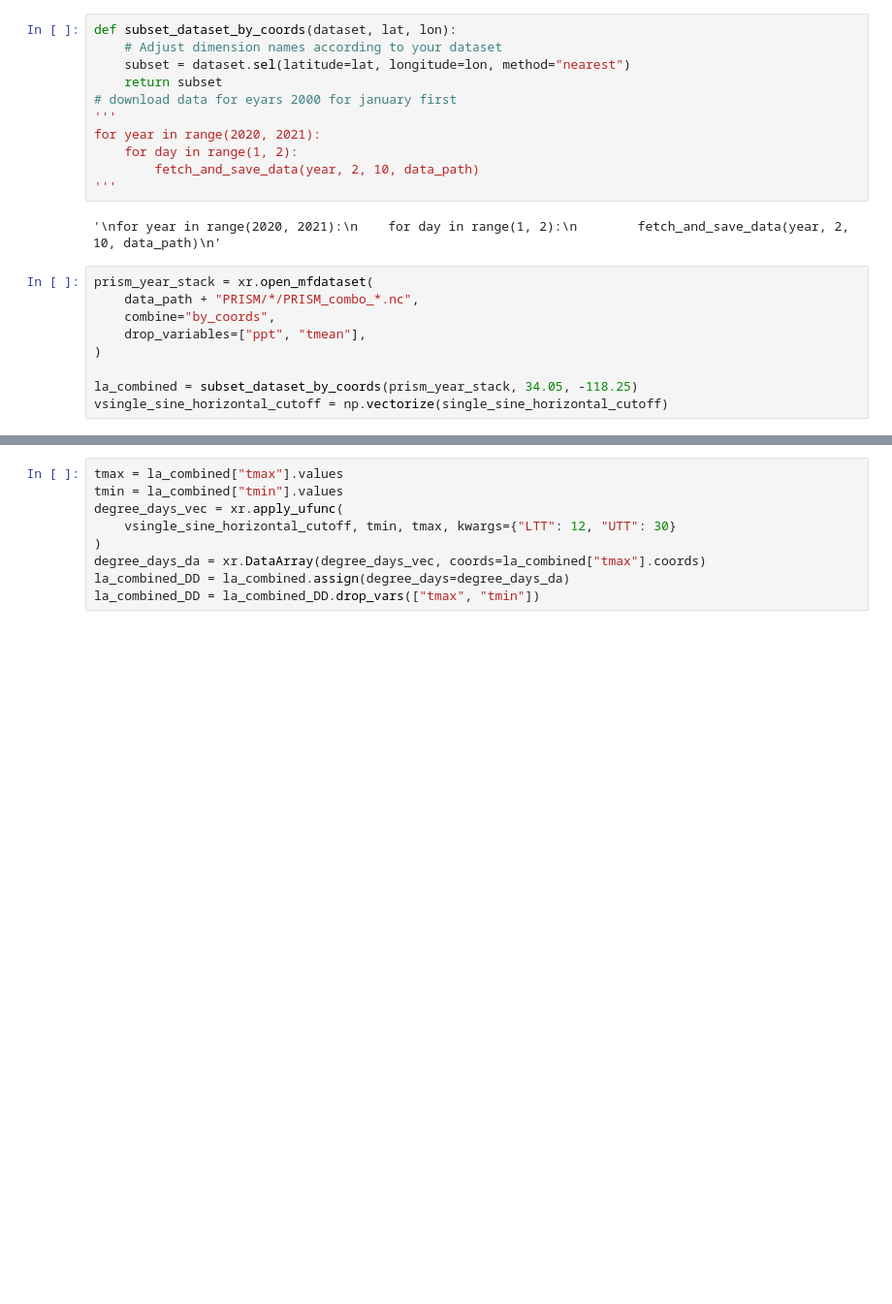
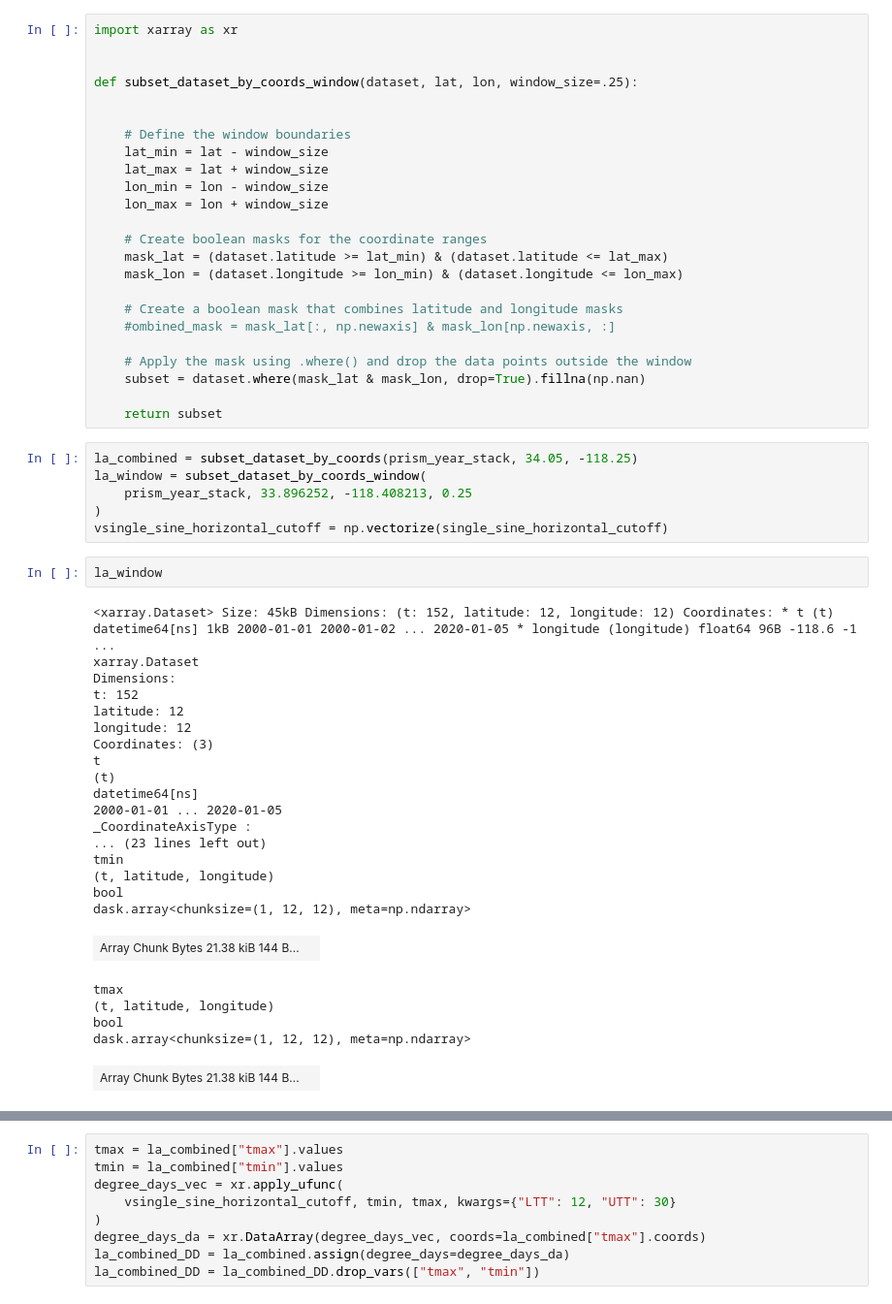
Before and after one commit to ThomWorm/FruitFlyPheno, a Jupyter notebook: test.ipynb, the cells around one changed output, grey strips where cells are left out. Shown: that part at 97% size. Cells and saved outputs as stored; diff of their text form; blank space fills up the shorter version.

Commit message:
windowed funcs

```diff
--- a/test.ipynb
+++ b/test.ipynb
@@ -51,22 +52,56 @@ KeyboardInterrupt:
-# %%
-def subset_dataset_by_coords(dataset, lat, lon):
-    # Adjust dimension names according to your dataset
-    subset = dataset.sel(latitude=lat, longitude=lon, method="nearest")
-    return subset
-# download data for eyars 2000 for january first
-'''
-for year in range(2020, 2021):
-    for day in range(1, 2):
-        fetch_and_save_data(year, 2, 10, data_path)
-'''
-# %% [output]
-'\nfor year in range(2020, 2021):\n    for day in range(1, 2):\n        fetch_and_save_data(year, 2, 10, data_path)\n'
+# %%
+import xarray as xr
+
+
+def subset_dataset_by_coords_window(dataset, lat, lon, window_size=.25):
+
+
+    # Define the window boundaries
+    lat_min = lat - window_size
+    lat_max = lat + window_size
+    lon_min = lon - window_size
+    lon_max = lon + window_size
+
+    # Create boolean masks for the coordinate ranges
+    mask_lat = (dataset.latitude >= lat_min) & (dataset.latitude <= lat_max)
+    mask_lon = (dataset.longitude >= lon_min) & (dataset.longitude <= lon_max)
+
+    # Create a boolean mask that combines latitude and longitude masks
+    #ombined_mask = mask_lat[:, np.newaxis] & mask_lon[np.newaxis, :]
+
+    # Apply the mask using .where() and drop the data points outside the window
+    subset = dataset.where(mask_lat & mask_lon, drop=True).fillna(np.nan)
+
+    return subset
 # %%
-prism_year_stack = xr.open_mfdataset(
-    data_path + "PRISM/*/PRISM_combo_*.nc",
-    combine="by_coords",
-    drop_variables=["ppt", "tmean"],
+la_combined = subset_dataset_by_coords(prism_year_stack, 34.05, -118.25)
+la_window = subset_dataset_by_coords_window(
+    prism_year_stack, 33.896252, -118.408213, 0.25
 )
-
-la_combined = subset_dataset_by_coords(prism_year_stack, 34.05, -118.25)
 vsingle_sine_horizontal_cutoff = np.vectorize(single_sine_horizontal_cutoff)
+# %%
+la_window
+# %% [output]
+<xarray.Dataset> Size: 45kB Dimensions: (t: 152, latitude: 12, longitude: 12) Coordinates: * t (t) datetime64[ns] 1kB 2000-01-01 2000-01-02 ... 2020-01-05 * longitude (longitude) float64 96B -118.6 -1 ...
+xarray.Dataset
+Dimensions:
+t: 152
+latitude: 12
+longitude: 12
+Coordinates: (3)
+t
+(t)
+datetime64[ns]
+2000-01-01 ... 2020-01-05
+_CoordinateAxisType :
+... (23 lines left out)
+tmin
+(t, latitude, longitude)
+bool
+dask.array<chunksize=(1, 12, 12), meta=np.ndarray>
+| Array Chunk Bytes 21.38 kiB 144 B... |  |
+tmax
+(t, latitude, longitude)
+bool
+dask.array<chunksize=(1, 12, 12), meta=np.ndarray>
+| Array Chunk Bytes 21.38 kiB 144 B... |  |
```
Also changed, not shown: parts of 26 cells of this notebook.
